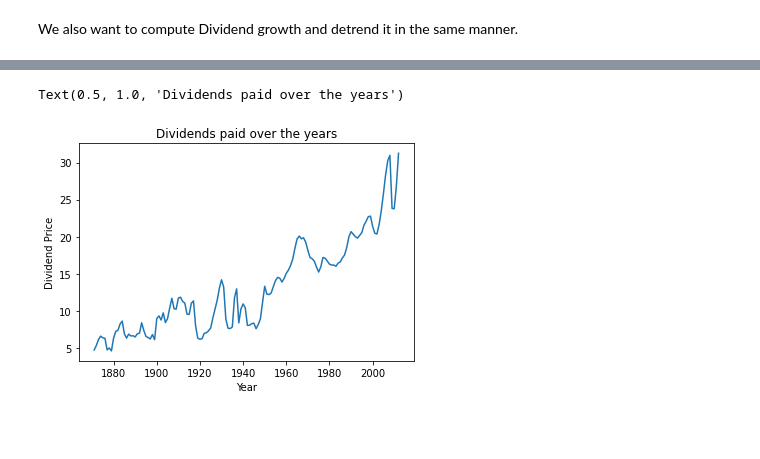
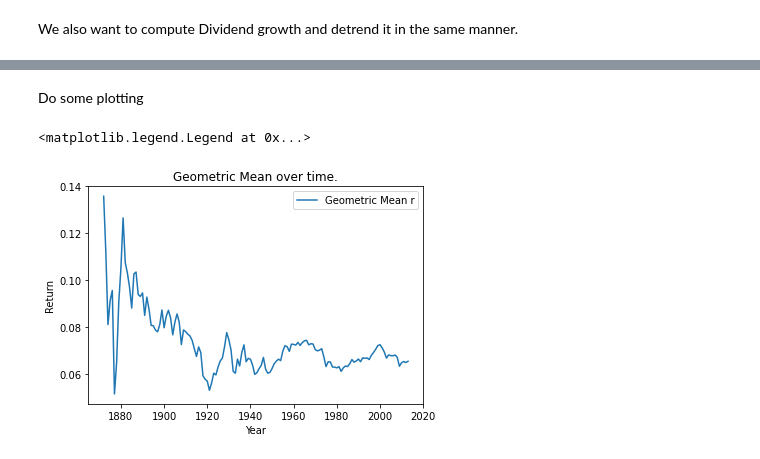
Before and after one commit to JohnDLee/MMFE_Project_SP2024, a Jupyter notebook: shiller.ipynb, the cells around one changed output, grey strips where cells are left out. Cells and saved outputs as stored; diff of their text form; code cells hidden in the pictures; blank space fills up the shorter version.

```diff
--- a/shiller.ipynb
+++ b/shiller.ipynb
@@ -71,0 +292,8 @@ We also want to compute Dividend growth and detrend it in the same manner.
+# %%
+# Compute historical g and r (only known at )
+# logr ~ ln((P_{t+1} + D_t)/P_t))
+snp['logr'] = np.log((snp['P_t'] + snp['D_t'])/snp['P_t'].shift(1))
+
+# logg ~ ln((D_{t+1}/D_t))
+snp['logg'] = np.log(snp['D_t']/snp['D_t'].shift(1))
+snp[['P_t', 'logr', 'D_t', 'logg']]
@@ -71,0 +449,4 @@ We also want to compute Dividend growth and detrend it in the same manner.
+# %%
+snp['r'] = np.exp(snp['logr']) -1
+snp['g'] = np.exp(snp['logg']) -1
+snp
@@ -71,0 +573,8 @@ We also want to compute Dividend growth and detrend it in the same manner.
+# %%
+# Compute historical means of r and g
+snp['rmean'] = np.exp(snp['logr'].cumsum()/snp.index) - 1
+snp['gmean'] = np.exp(snp['logg'].cumsum()/(snp.index - 1)) - 1
+
+# If you assume you knew what dividends were going to be
+snp['gmean_future'] = snp['gmean'].shift(-1)
+snp[['P_t', 'logr', 'D_t', 'logg', 'rmean', 'gmean', 'gmean_future']]
@@ -71,0 +599,8 @@ We also want to compute Dividend growth and detrend it in the same manner.
+# %%
+# Compute historical means of r and g
+snp['rmean'] = np.exp(snp['logr'].cumsum()/snp.index) - 1
+snp['gmean'] = np.exp(snp['logg'].cumsum()/(snp.index - 1)) - 1
+
+# If you assume you knew what dividends were going to be
+snp['gmean_future'] = snp['gmean'].shift(-1)
+snp[['P_t', 'logr', 'D_t', 'logg', 'rmean', 'gmean', 'gmean_future']]
@@ -72,9 +621,11 @@ We also want to compute Dividend growth and detrend it in the same manner.
+# %% [markdown]
+Do some plotting
 # %%
-# Plotting dividends
-plt.plot(snp['Year'], snp['RealD'])
-plt.xlabel("Year")
-plt.ylabel("Dividend Price")
-plt.title("Dividends paid over the years")
+plt.plot(snp['Year'], snp['rmean'], label = 'Geometric Mean r')
+plt.xlabel('Year')
+plt.ylabel("Return")
+plt.title("Geometric Mean over time.")
+plt.legend()
 # %% [output]
-Text(0.5, 1.0, 'Dividends paid over the years')
+<matplotlib.legend.Legend at 0x...>
-[figure, old version]
+[figure, new version]
```
Also changed, not shown: parts of 66 cells of this notebook, 6 other files.
